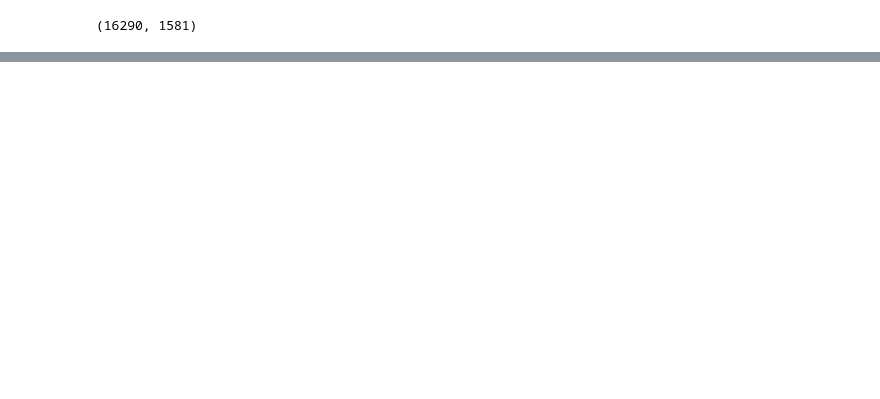
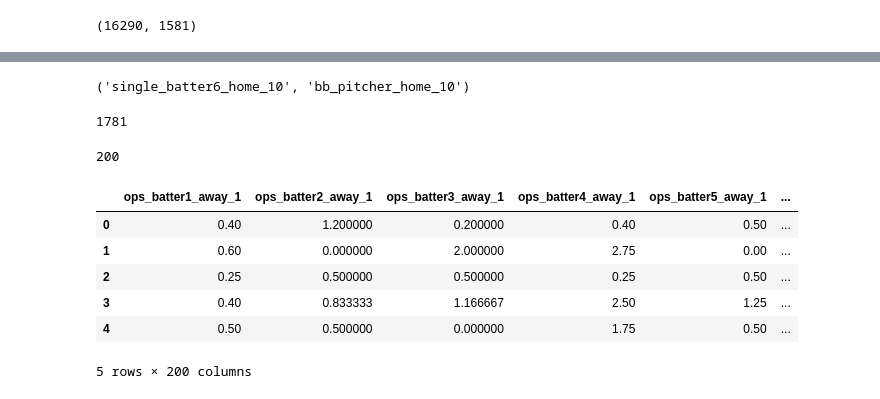
Before and after one commit to Stevey8/MLB-WL-prediction, a Jupyter notebook: preprocessing.ipynb, the cells around one changed output, grey strips where cells are left out. Cells and saved outputs as stored; diff of their text form; code cells hidden in the pictures; blank space fills up the shorter version.

```diff
--- a/preprocessing.ipynb
+++ b/preprocessing.ipynb
@@ -60,0 +69,4 @@ df.shape
+# %%
+df.columns[-100], df.columns[-10]
+# %% [output]
+('single_batter6_home_10', 'bb_pitcher_home_10')
@@ -60,0 +105,45 @@ df.shape
+# %%
+def add_ops_era(df):
+    for team in ['away','home']:
+        for game in range(1,11):
+            for pos in ['batter','pitcher']:
+                if pos == 'batter':
+                    for order in range(1,10):
+                        df[f'ops_{pos}{order}_{team}_{game}'] = df.apply(
+                            lambda row: calc_ops(
+                                row[f'ab_{pos}{order}_{team}_{game}'],
+                                row[f'bb_{pos}{order}_{team}_{game}'],
+                                row[f'hbp_{pos}{order}_{team}_{game}'],
+                                row[f'single_{pos}{order}_{team}_{game}'],
+                                row[f'double_{pos}{order}_{team}_{game}'],
+                                row[f'triple_{pos}{order}_{team}_{game}'],
+                                row[f'hr_{pos}{order}_{team}_{game}'],
+                                row[f'sf_{pos}{order}_{team}_{game}']
+                            ), axis = 1)
+                else:
+                     df[f'era_{pos}_{team}_{game}'] = df.apply(
+                         lambda row: calc_era(
+                             row[f'er_{pos}_{team}_{game}'],
+                             row[f'ip_{pos}_{team}_{game}'],
+                         ), axis = 1)
+    return df
+# %%
+df_ops_era = add_ops_era(df)
+df_ops_era.shape[1]
+# %% [output]
+1781
+# %%
+df_ops_era_cleaned = df_ops_era[[col for col in df.columns if 'ops' in col or 'era' in col]]
+df_ops_era_cleaned.shape[1]
+# %% [output]
+200
+# %%
+df_ops_era_cleaned.head()
+# %% [output]
+|  | ops_batter1_away_1 | ops_batter2_away_1 | ops_batter3_away_1 | ops_batter4_away_1 | ops_batter5_away_1 | ... |
+| 0 | 0.40 | 1.200000 | 0.200000 | 0.40 | 0.50 | ... |
+| 1 | 0.60 | 0.000000 | 2.000000 | 2.75 | 0.00 | ... |
+| 2 | 0.25 | 0.500000 | 0.500000 | 0.25 | 0.50 | ... |
+| 3 | 0.40 | 0.833333 | 1.166667 | 2.50 | 1.25 | ... |
+| 4 | 0.50 | 0.500000 | 0.000000 | 1.75 | 0.50 | ... |
+5 rows × 200 columns
```
Also changed, not shown: parts of 4 cells of this notebook.
